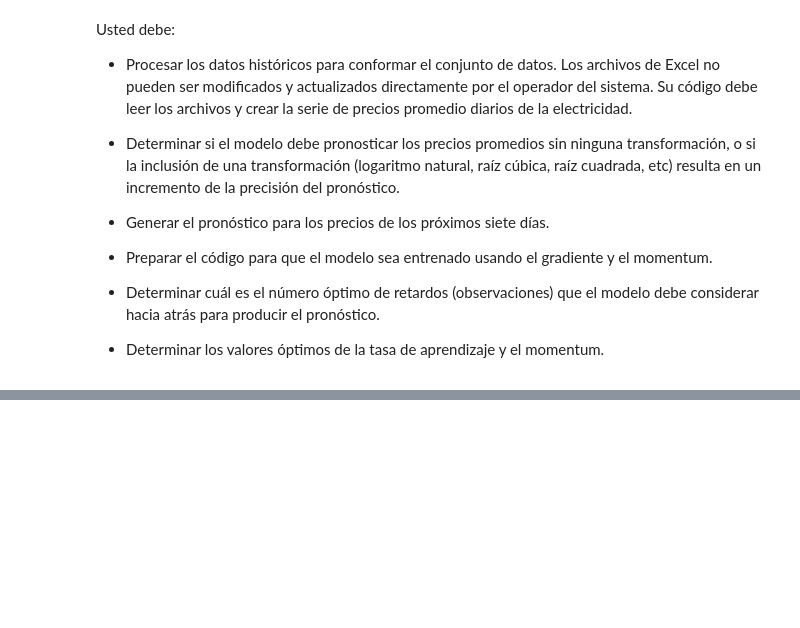
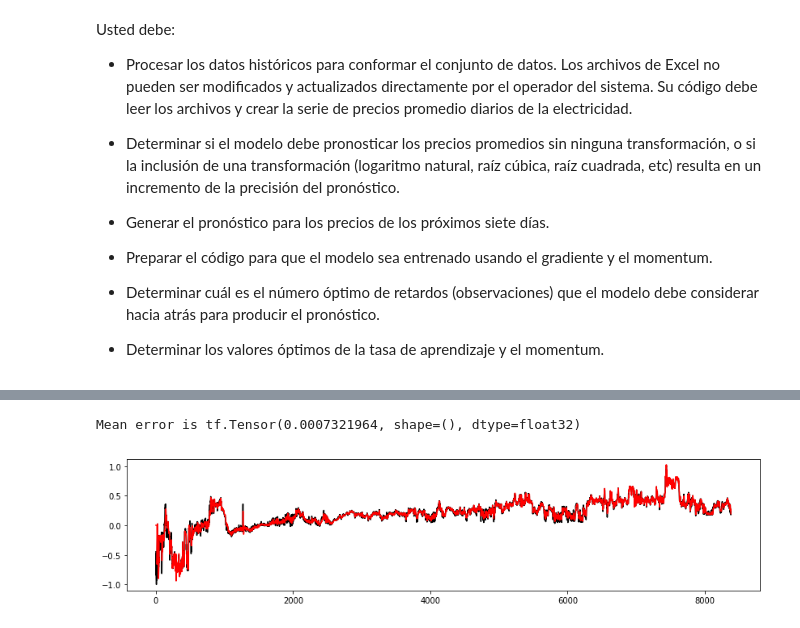
Before and after one commit to ann-2018-03/evaluacion-DavidChaMun, a Jupyter notebook: 01-precios.ipynb, the cells around one changed output, grey strips where cells are left out. Saved outputs shown, nothing was run; the diff lists cells and outputs as text; code cells hidden in the pictures; blank space fills up the shorter version.

```diff
--- a/01-precios.ipynb
+++ b/01-precios.ipynb
@@ -78,0 +138,56 @@ data = cea
+# %%
+import tensorflow as tf
+
+class Model(object):
+
+    def __init__(self, L):
+        self.w = tf.contrib.eager.Variable([0.0] * (L+1))
+        self.errs = []
+    def __call__(self, x):
+        x = tf.constant(np.array([1.0] + x, dtype=np.float32))
+        y_pred = tf.reduce_sum(tf.multiply(self.w, x))
+        return y_pred
+
+    def fit(self, mu, x, y_desired):
+        y_pred = self(x)
+        e = y_desired - y_pred
+        self.errs.append(e)
+        x = tf.constant(np.array([1.0] + x, dtype=np.float32))
+        self.w.assign_add(tf.scalar_mul(2 * mu * e, x))
+# %%
+
+
+
+
+##
+##  Para pronosticar el valor actual se toman los `L`
+##  valores previos de la serie
+##
+L = 15
+
+##
+##  Modelo
+##
+model = Model(L)
+
+##
+##  Pronosticos del modelo
+##
+y_pred = np.empty(len(d))
+y_pred[:] = 0
+
+for t in range(L, len(d)):
+    x = d[t-L:t]
+    y_pred[t] = model(x)
+    #print(model(x))
+    model.fit(mu=0.05, x=x, y_desired=d[t])
+
+
+MSE = sum(model.errs)**2 / len(model.errs)
+print("Mean error is " + str(MSE))
+plt.figure(figsize=(14,3))
+plt.plot(d, color='black');
+plt.plot(y_pred, color = 'red');
+# %% [output]
+Mean error is tf.Tensor(0.0007321964, shape=(), dtype=float32)
+[figure, added]
```
Also changed, not shown: parts of 8 cells of this notebook.
